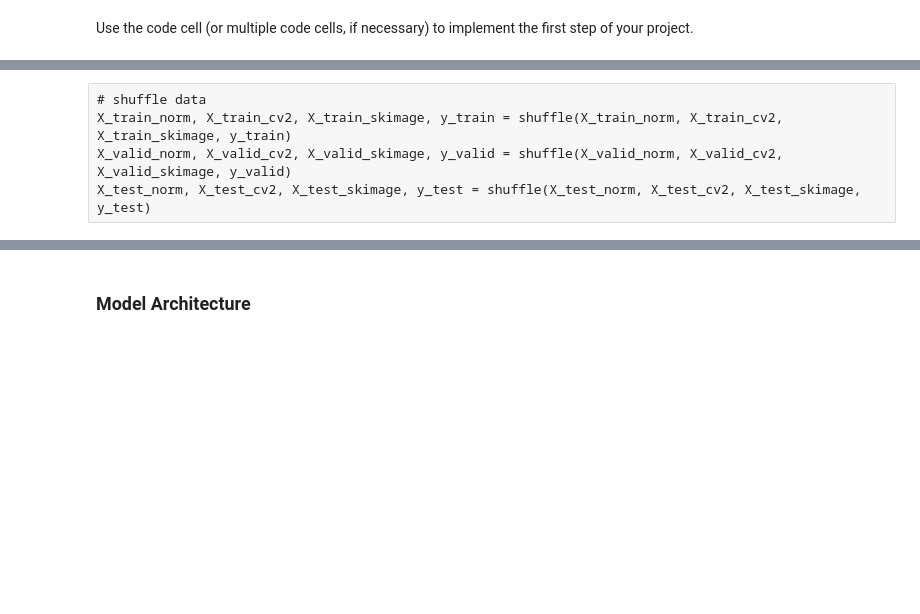
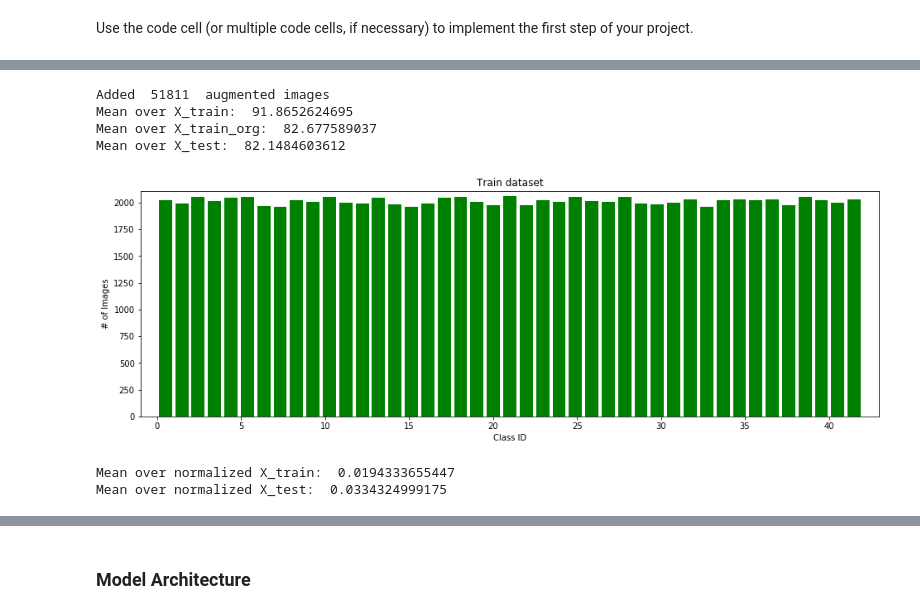
Before and after one commit to SiRi13/CarND-Traffic-Sign-Classifier-Project, a Jupyter notebook: Traffic_Sign_Classifier.ipynb, the cells around one changed output, grey strips where cells are left out. Cells and saved outputs as stored; diff of their text form; code cells hidden in the pictures; blank space fills up the shorter version.

```diff
--- a/Traffic_Sign_Classifier.ipynb
+++ b/Traffic_Sign_Classifier.ipynb
@@ -40,7 +40,8 @@ X_train, y_train = train['features'], train['labels']
 X_valid, y_valid = valid['features'], valid['labels']
 X_test, y_test = test['features'], test['labels']
 
-is_features_normal = False
+images_normalized = False
+training_set_balanced = False
 # %% [markdown]
 ---
 
@@ -242,0 +293,21 @@ def preprocess_skimage(img):
+# %%
+print("Added ", len(X_aug_all), " augmented images")
+print("Mean over X_train: ", mean_X_train, "\nMean over X_train_org: ", mean_X_train_org,\
+      "\nMean over X_test: ", mean_X_test)
+# %% [output]
+Added  51811  augmented images
+Mean over X_train:  91.8652624695
+Mean over X_train_org:  82.677589037
+Mean over X_test:  82.1484603612
+# %%
+# balanced training set
+# Count of Images per Type in Train set
+fig = plt.figure(figsize=(16,5))
+plt.axis([-1, 43, 0, np.max(np.bincount(y_train)) + 50])
+plt.hist(y_train, n_classes, color='green', rwidth=0.8)
+plt.title('Train dataset')
+plt.xlabel('Class ID')
+plt.ylabel('# of Images')
+plt.show()
+# %% [output]
+[figure, added]
@@ -272,5 +320,0 @@ if not is_features_normal:
-# %% [raw]
-# shuffle data
-X_train_norm, X_train_cv2, X_train_skimage, y_train = shuffle(X_train_norm, X_train_cv2, X_train_skimage, y_train)
-X_valid_norm, X_valid_cv2, X_valid_skimage, y_valid = shuffle(X_valid_norm, X_valid_cv2, X_valid_skimage, y_valid)
-X_test_norm, X_test_cv2, X_test_skimage, y_test = shuffle(X_test_norm, X_test_cv2, X_test_skimage, y_test)
@@ -276,0 +340,7 @@ X_test_norm, X_test_cv2, X_test_skimage, y_test = shuffle(X_test_norm, X_test_cv
+# %%
+mean_train_norm = np.mean(X_train)
+mean_test_norm = np.mean(X_test)
+print("Mean over normalized X_train: ", mean_train_norm, "\nMean over normalized X_test: ", mean_test_norm)
+# %% [output]
+Mean over normalized X_train:  0.0194333655447
+Mean over normalized X_test:  0.0334324999175
```
Also changed, not shown: parts of 66 cells of this notebook, 3 other files.
